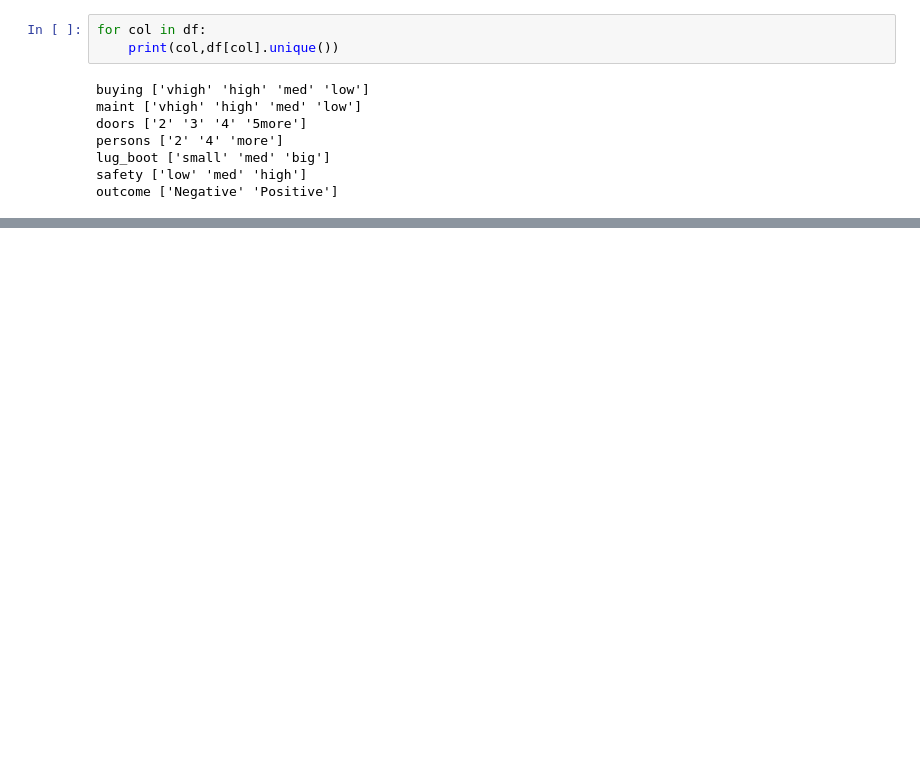
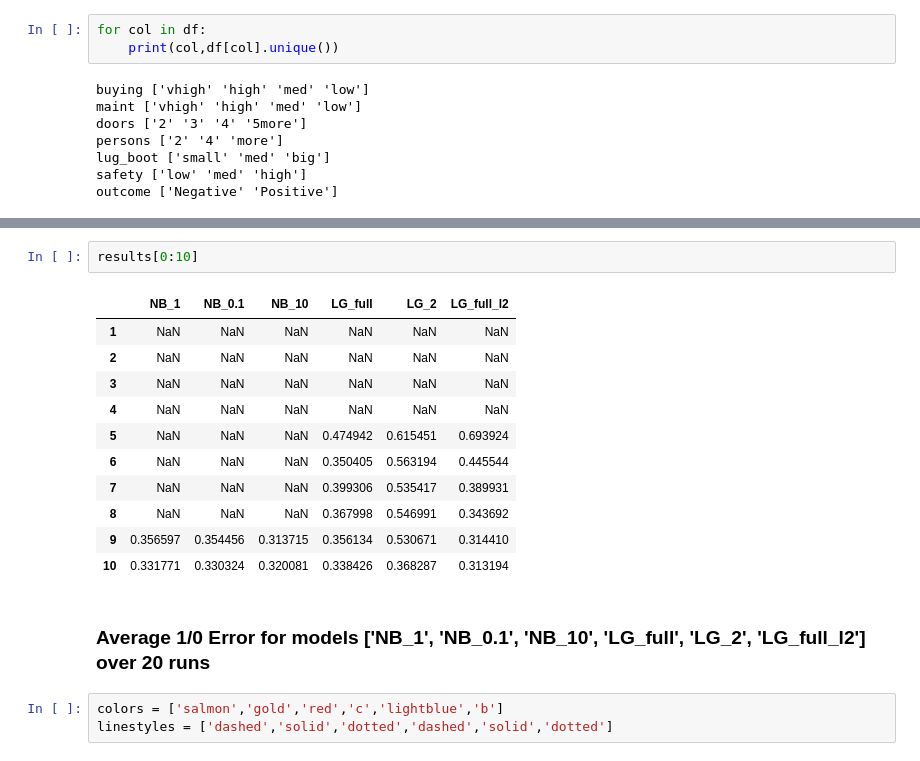
Before and after one commit to jeremy-dai/23-Statistical-Learning, a Jupyter notebook: Assignment 2/Hw2_Yizhen Dai_s2395479.ipynb, the cells around one changed output, grey strips where cells are left out. Saved outputs shown, nothing was run; the diff lists cells and outputs as text; blank space fills up the shorter version.

```diff
--- a/Assignment 2/Hw2_Yizhen Dai_s2395479.ipynb
+++ b/Assignment 2/Hw2_Yizhen Dai_s2395479.ipynb
@@ -138,0 +166,19 @@ plt.title("Average 1/0 Error for models {:s} over {:d} runs. ".format(str(models
+# %%
+results[0:10]
+# %% [output]
+|  | NB_1 | NB_0.1 | NB_10 | LG_full | LG_2 | LG_full_l2 |
+| 1 | NaN | NaN | NaN | NaN | NaN | NaN |
+| 2 | NaN | NaN | NaN | NaN | NaN | NaN |
+| 3 | NaN | NaN | NaN | NaN | NaN | NaN |
+| 4 | NaN | NaN | NaN | NaN | NaN | NaN |
+| 5 | NaN | NaN | NaN | 0.474942 | 0.615451 | 0.693924 |
+| 6 | NaN | NaN | NaN | 0.350405 | 0.563194 | 0.445544 |
+| 7 | NaN | NaN | NaN | 0.399306 | 0.535417 | 0.389931 |
+| 8 | NaN | NaN | NaN | 0.367998 | 0.546991 | 0.343692 |
+| 9 | 0.356597 | 0.354456 | 0.313715 | 0.356134 | 0.530671 | 0.314410 |
+| 10 | 0.331771 | 0.330324 | 0.320081 | 0.338426 | 0.368287 | 0.313194 |
+# %% [markdown]
+### Average 1/0 Error for models ['NB_1', 'NB_0.1', 'NB_10', 'LG_full', 'LG_2', 'LG_full_l2'] over 20 runs
+# %%
+colors = ['salmon','gold','red','c','lightblue','b']
+linestyles = ['dashed','solid','dotted','dashed','solid','dotted']
```
Also changed, not shown: parts of 54 cells of this notebook, 3 other files.
